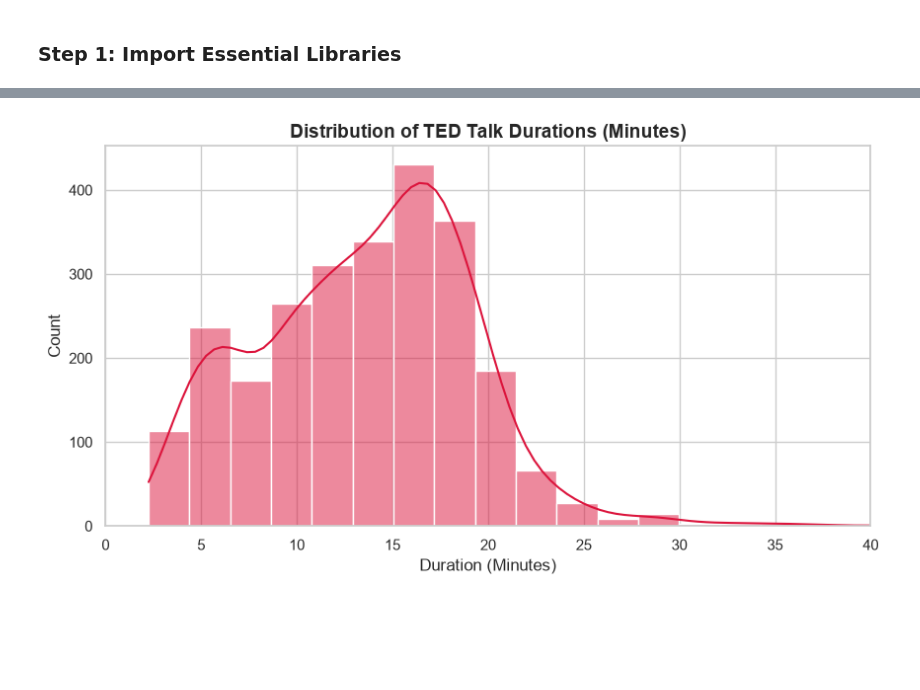
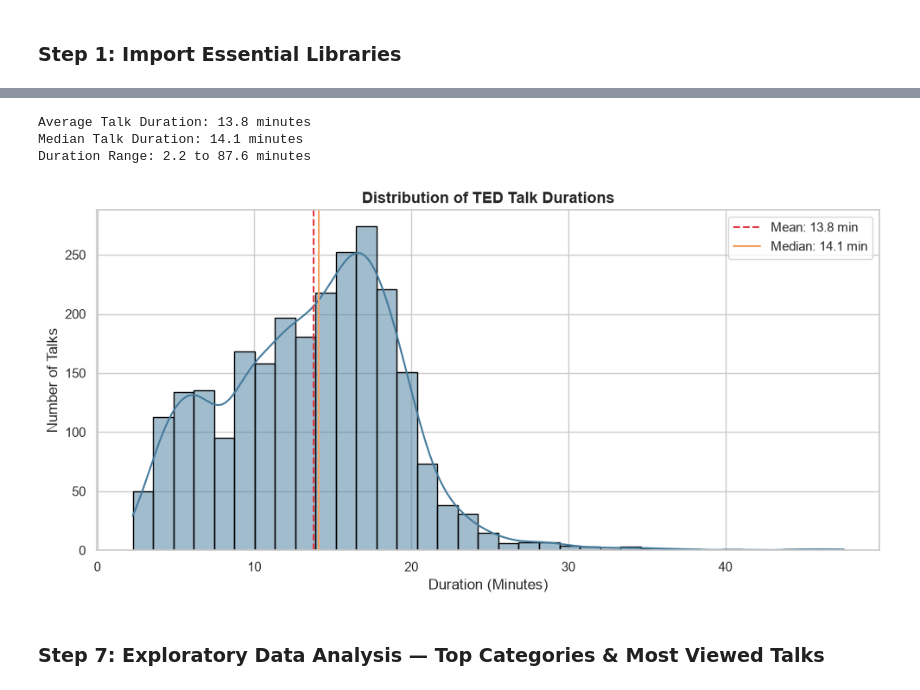
Before and after one commit to shaheed3515/ted-talks-recommendation-system, a Jupyter notebook: notebooks/01_data_preprocessing.ipynb, the cells around one changed output, grey strips where cells are left out. Saved outputs shown, nothing was run; the diff lists cells and outputs as text; code cells hidden in the pictures; blank space fills up the shorter version.

```diff
--- a/notebooks/01_data_preprocessing.ipynb
+++ b/notebooks/01_data_preprocessing.ipynb
@@ -128,12 +139,23 @@ Preprocessing completed successfully!
-# %%
-# 1. Distribution of Talk Durations
-plt.figure(figsize=(10, 5))
-sns.histplot(merged_df['duration_minutes'], bins=40, kde=True, color='crimson')
-plt.title('Distribution of TED Talk Durations (Minutes)', fontsize=14, weight='bold')
-plt.xlabel('Duration (Minutes)')
-plt.ylabel('Count')
-plt.xlim(0, 40)
-plt.show()
-# %% [output]
-[figure, removed]
+# %%
+print(f"Average Talk Duration: {clean_df['duration_minutes'].mean():.1f} minutes")
+print(f"Median Talk Duration: {clean_df['duration_minutes'].median():.1f} minutes")
+print(f"Duration Range: {clean_df['duration_minutes'].min():.1f} to {clean_df['duration_minutes'].max():.1f} minutes")
+
+plt.figure(figsize=(10, 5))
+sns.histplot(clean_df['duration_minutes'][clean_df['duration_minutes'] < 50], bins=35, kde=True, color='#457b9d', edgecolor='black')
+plt.axvline(clean_df['duration_minutes'].mean(), color='#e63946', linestyle='--', label=f"Mean: {clean_df['duration_minutes'].mean():.1f} min")
+plt.axvline(clean_df['duration_minutes'].median(), color='#f4a261', linestyle='-', label=f"Median: {clean_df['duration_minutes'].median():.1f} min")
+plt.title("Distribution of TED Talk Durations", fontsize=13, weight='bold')
+plt.xlabel("Duration (Minutes)")
+plt.ylabel("Number of Talks")
+plt.legend()
+plt.tight_layout()
+plt.show()
+# %% [output]
+Average Talk Duration: 13.8 minutes
+Median Talk Duration: 14.1 minutes
+Duration Range: 2.2 to 87.6 minutes
+[figure, added]
+# %% [markdown]
+### Step 7: Exploratory Data Analysis — Top Categories & Most Viewed Talks
 # %%
```
Also changed, not shown: parts of 17 cells of this notebook.
